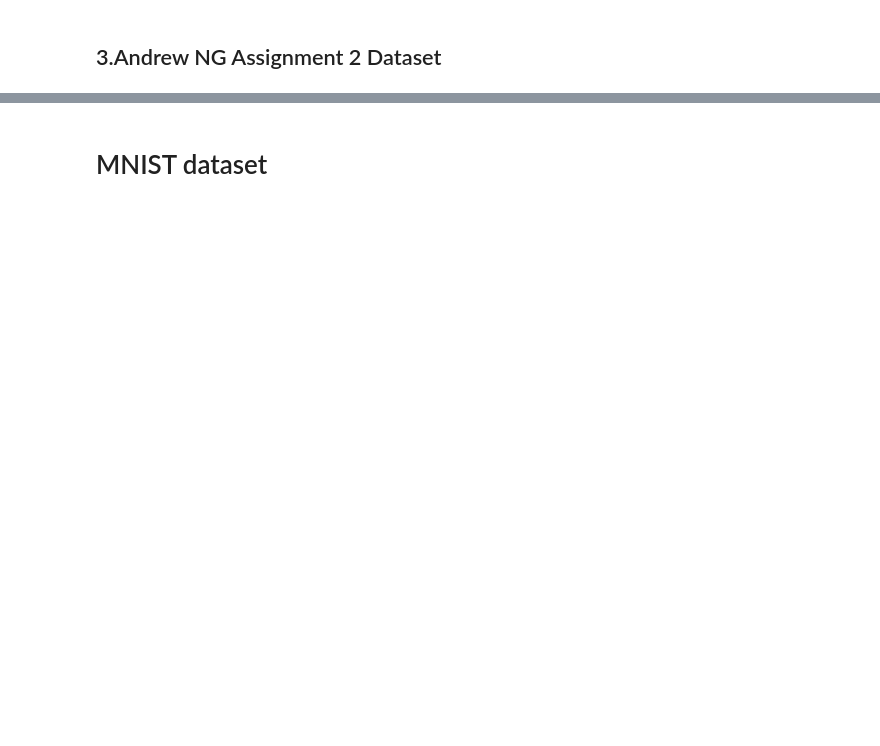
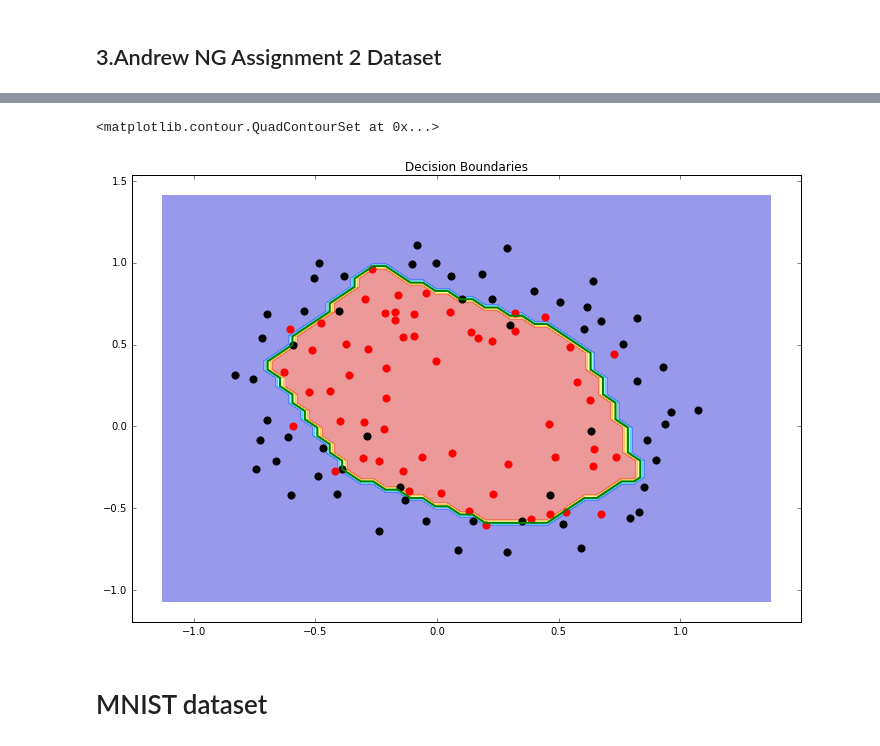
Before and after one commit to mcagriardic/Andrew-NG-Coursera, a Jupyter notebook: ex4/NeuralNetwork_class.ipynb, the cells around one changed output, grey strips where cells are left out. Saved outputs shown, nothing was run; the diff lists cells and outputs as text; code cells hidden in the pictures; blank space fills up the shorter version.

```diff
--- a/ex4/NeuralNetwork_class.ipynb
+++ b/ex4/NeuralNetwork_class.ipynb
@@ -578,13 +589,14 @@ print(Y.shape)
 # %%
 model = NeuralNetwork(
-    input_layer=(X.shape[0], "relu"),
-    hidden_layer=[(4, "relu"),
-                  (4, "softmax")],
+    input_layer=(X.shape[0], 'relu'),
+    hidden_layer=[(10,'relu'), (4,'softmax')],
     output_layer=Y.shape[0],
-    batch_size=16,
-    alpha=4,
-    epoch=5000,
-    random_state=42
+    batch_size=8,
+    optimizer={"method": "ADAM", "beta1": 0.9, "beta2": 0.999},
+    penalty = "l2",
+    lambd=0.05,
+    epoch=1500,
+    alpha=0.001
 )
 
 model.fit(X,Y)
@@ -616,29 +648,32 @@ print(models["model_5"])
 # %%
 ### Decision Boundaries
 %matplotlib inline
 import matplotlib.pyplot as plt
 X = ex2data2
 
 x1_min, x1_max = X[:, 0].min() - 0.3, X[:, 0].max() + 0.3,
 x2_min, x2_max = X[:, 1].min() - 0.3, X[:, 1].max() + 0.3,
 xx1, xx2 = np.meshgrid(np.linspace(x1_min, x1_max), np.linspace(x2_min, x2_max))
 
 # here "model" is your model's prediction (classification) function
-Z = models["model_5"].predict(np.c_[xx1.ravel(), xx2.ravel()].T)
+Z = model.predict(np.c_[xx1.ravel(), xx2.ravel()].T)
 
 negatives = ex2data2[ex2data2[:, -1] == 0]
 positives = ex2data2[ex2data2[:, -1] == 1]
 
 # Put the result into a color plot
 Z = Z.reshape(xx1.shape)
 plt.figure(figsize=(12,8))
 plt.contourf(xx1, xx2, Z,alpha=0.4)
 #plt.axis('off')
 plt.scatter(negatives[:, 0], negatives[:, 1],s=50, color='k')
 plt.scatter(positives[:, 0], positives[:, 1],s=50, color='r')
 plt.title('Decision Boundaries')
 
 plt.contour(xx1, xx2, Z, [0.5], linewidths=2, colors="g")
+# %% [output]
+<matplotlib.contour.QuadContourSet at 0x...>
+[figure, added]
 # %% [markdown]
 # MNIST dataset
 # %%
```
Also changed, not shown: parts of 22 cells of this notebook.
